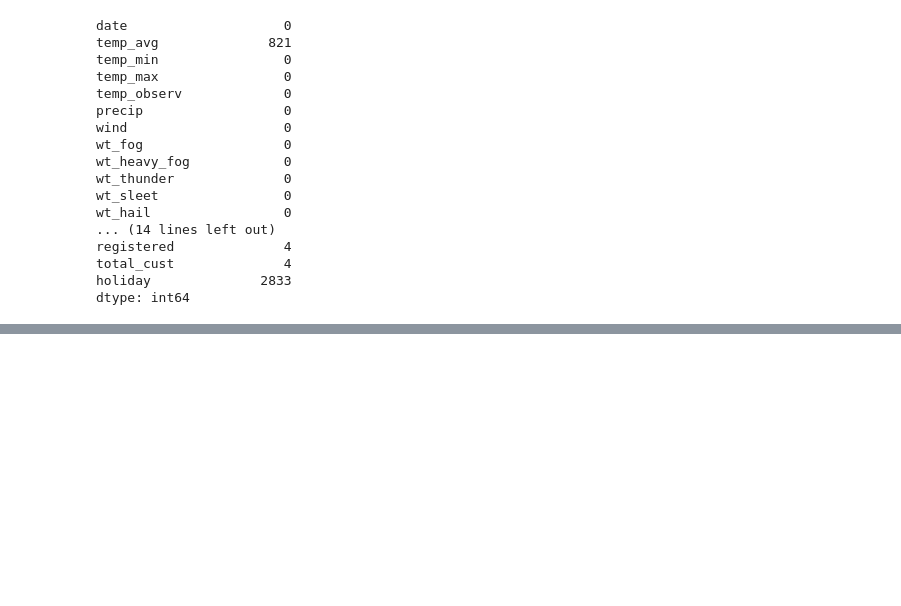
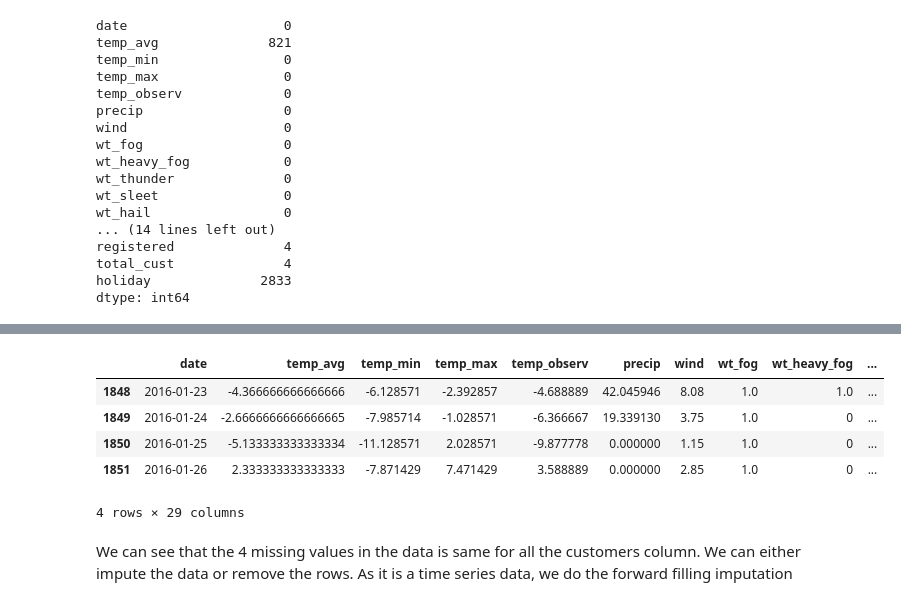
Before and after one commit to sujanchikkela/CMPE255_Project, a Jupyter notebook: code/Bike_Sharing_Forecasting.ipynb, the cells around one changed output, grey strips where cells are left out. Saved outputs shown, nothing was run; the diff lists cells and outputs as text; code cells hidden in the pictures; blank space fills up the shorter version.

```diff
--- a/code/Bike_Sharing_Forecasting.ipynb
+++ b/code/Bike_Sharing_Forecasting.ipynb
@@ -100,0 +116,11 @@ dtype: int64
+# %%
+df[df['casual'].isna()]
+# %% [output]
+|  | date | temp_avg | temp_min | temp_max | temp_observ | precip | wind | wt_fog | wt_heavy_fog | ... |
+| 1848 | 2016-01-23 | -4.366666666666666 | -6.128571 | -2.392857 | -4.688889 | 42.045946 | 8.08 | 1.0 | 1.0 | ... |
+| 1849 | 2016-01-24 | -2.6666666666666665 | -7.985714 | -1.028571 | -6.366667 | 19.339130 | 3.75 | 1.0 | 0 | ... |
+| 1850 | 2016-01-25 | -5.133333333333334 | -11.128571 | 2.028571 | -9.877778 | 0.000000 | 1.15 | 1.0 | 0 | ... |
+| 1851 | 2016-01-26 | 2.333333333333333 | -7.871429 | 7.471429 | 3.588889 | 0.000000 | 2.85 | 1.0 | 0 | ... |
+4 rows × 29 columns
+# %% [markdown]
+We can see that the 4 missing values in the data is same for all the customers column. We can either impute the data or remove the rows. As it is a time series data, we do the forward filling imputation
```
Also changed, not shown: parts of 4 cells of this notebook.
